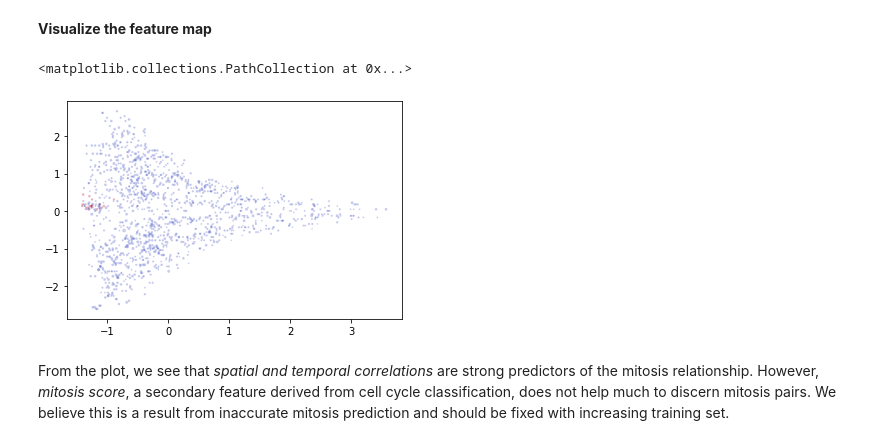
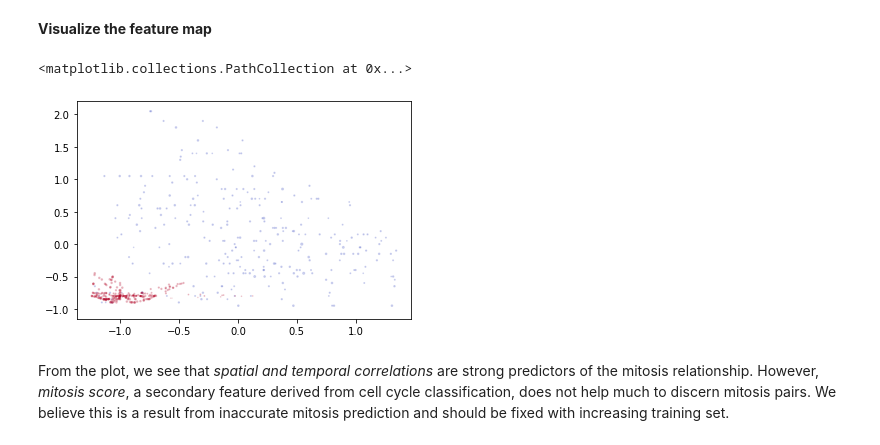
Before and after one commit to Jeff-Gui/PCNAdeep, a Jupyter notebook: bin/train_pcna_SVM.ipynb, the cells around one changed output. Saved outputs shown, nothing was run; the diff lists cells and outputs as text; code cells hidden in the pictures.

```diff
--- a/bin/train_pcna_SVM.ipynb
+++ b/bin/train_pcna_SVM.ipynb
@@ -282,15 +283,19 @@ train.to_csv(os.path.join(example_root, 'MCF10A', 'SVM_train.txt'), header=0, in
 X = np.array(X)
 y = np.array(y)
 
+'''
 from pcnaDeep.data.utils import get_outlier
 # remove outlier
 outs = get_outlier(X, col_ids=[0])
 idx = [_ for _ in range(X.shape[0]) if _ not in outs]
 X = X[idx,]
 y = y[idx,]
+'''
 
 # normalize
-from sklearn.preprocessing import StandardScaler
-scaler = StandardScaler()
+#from sklearn.preprocessing import StandardScaler
+#scaler = StandardScaler()
+from sklearn.preprocessing import RobustScaler
+scaler = RobustScaler()
 scaler.fit(X)
 X = scaler.transform(X)
@@ -339,12 +302,17 @@ array([[-1.12710042,  0.13364801, -0.71623724,  0.59371712,  1.22286983,
+# %%
+# Oversampling
+from imblearn.over_sampling import SMOTE
+s = SMOTE(random_state=1)
+X_resampled_smote, y_resampled_smote = s.fit_resample(X, y)
 # %% [markdown]
 __Visualize the feature map__
 # %%
 import matplotlib.pyplot as plt
-sub = X[:,[0,1,2]]  # spatial and temporal distance and parent mitosis score, the first three features
-plt.scatter(sub[:,0], sub[:,1], c=y, s=(- min(sub[:,2]) + sub[:,2])*1, alpha=0.2, cmap='coolwarm')
+sub = X_resampled_smote[:,[0,1,2]]  # spatial and temporal distance and parent mitosis score, the first three features
+plt.scatter(sub[:,0], sub[:,1], c=y_resampled_smote, s=(- min(sub[:,2]) + sub[:,2])*1, alpha=0.2, cmap='coolwarm')
 # %% [output]
 <matplotlib.collections.PathCollection at 0x...>
-[figure, old version]
+[figure, new version]
 # %% [markdown]
 From the plot, we see that _spatial and temporal correlations_ are strong predictors of the mitosis relationship. However, _mitosis score_, a secondary feature derived from cell cycle classification, does not help much to discern mitosis pairs. We believe this is a result from inaccurate mitosis prediction and should be fixed with increasing training set.
 # %% [markdown]
```
Also changed, not shown: parts of 15 cells of this notebook, 6 other files.
